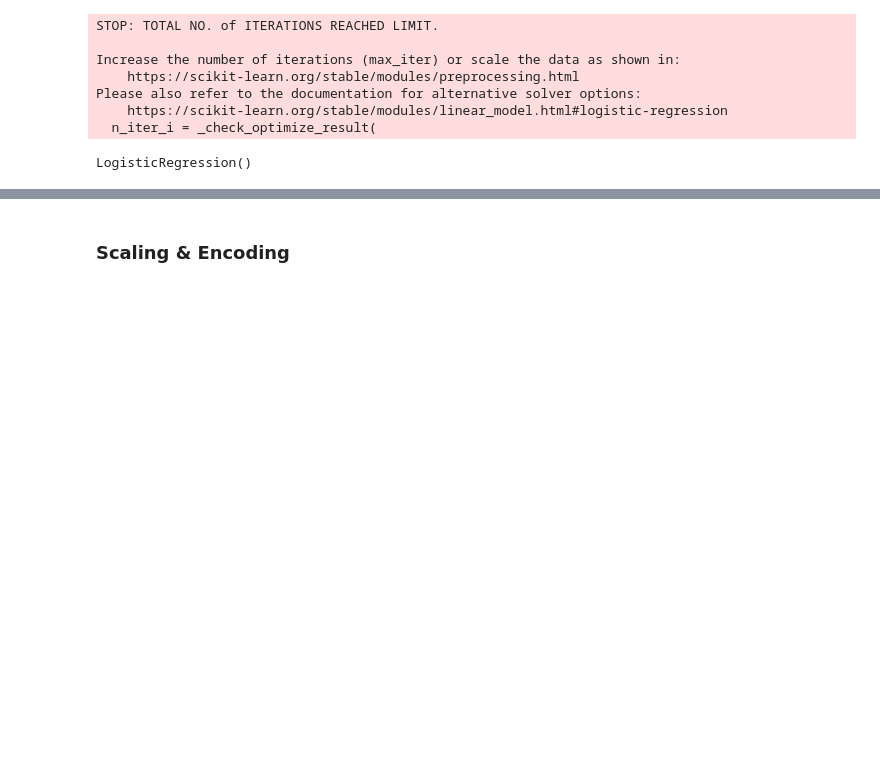
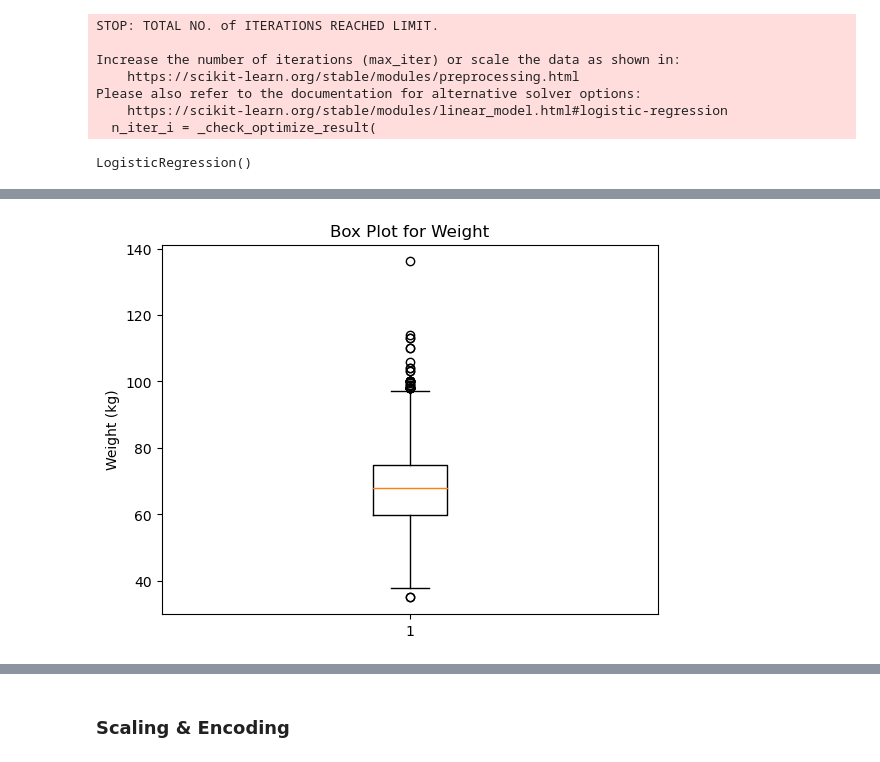
Before and after one commit to araya1203/toys_machinelearning, a Jupyter notebook: codes/RecurrenceOfSurgerypre_preprocessing.ipynb, the cells around one changed output, grey strips where cells are left out. Drawn from its saved outputs; the diff is of its cells as text; code cells hidden in the pictures; blank space fills up the shorter version.

```diff
--- a/codes/RecurrenceOfSurgerypre_preprocessing.ipynb
+++ b/codes/RecurrenceOfSurgerypre_preprocessing.ipynb
@@ -273,0 +322,8 @@ print("결측치 예측 모델 정확도:", accuracy)
+# %%
+# 체중 데이터에 대한 상자 그림
+plt.boxplot(df_ROS_extract_null['체중'])
+plt.title('Box Plot for Weight')
+plt.ylabel('Weight (kg)')
+plt.show()
+# %% [output]
+[figure, added]
```
Also changed, not shown: parts of 18 cells of this notebook.
